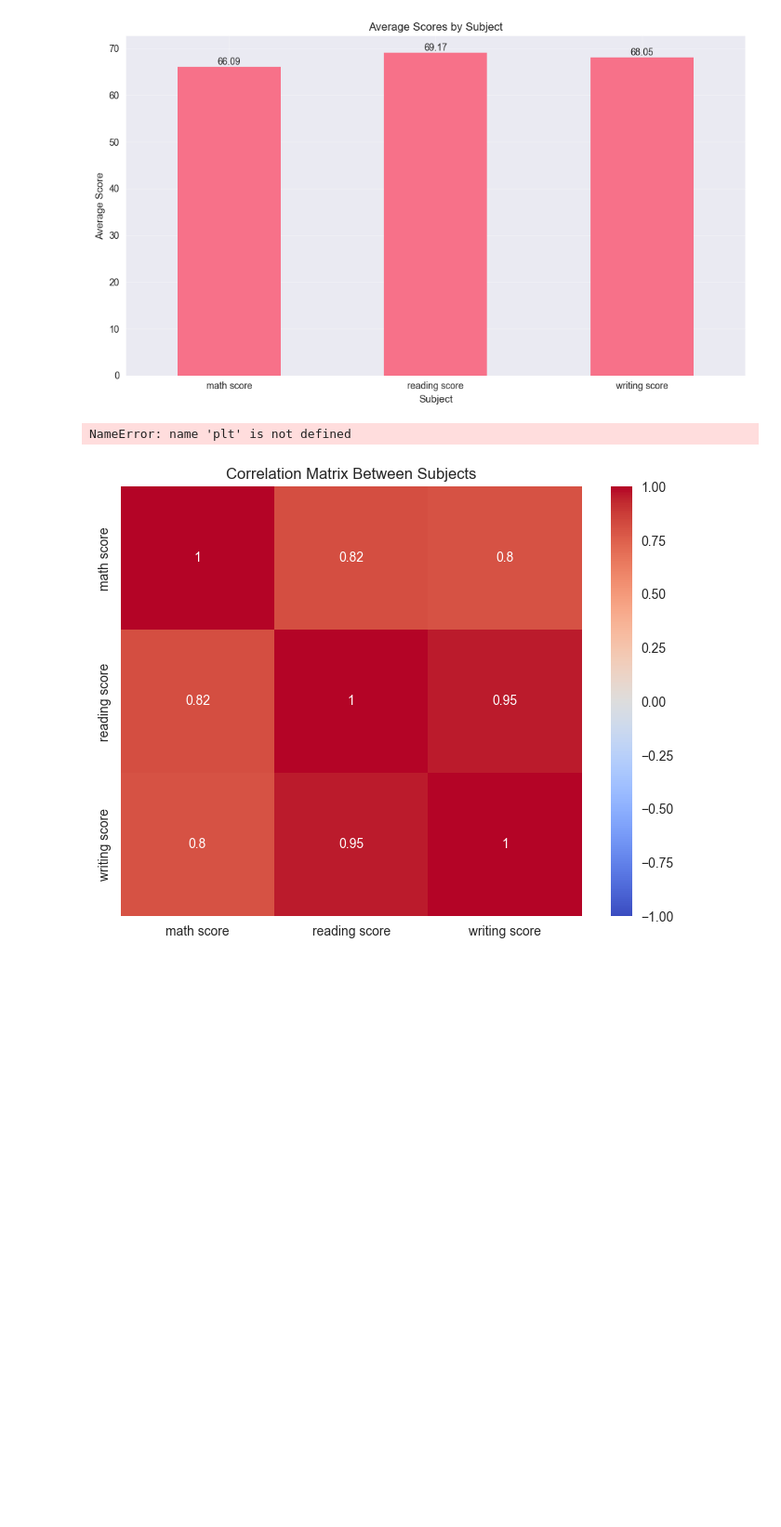
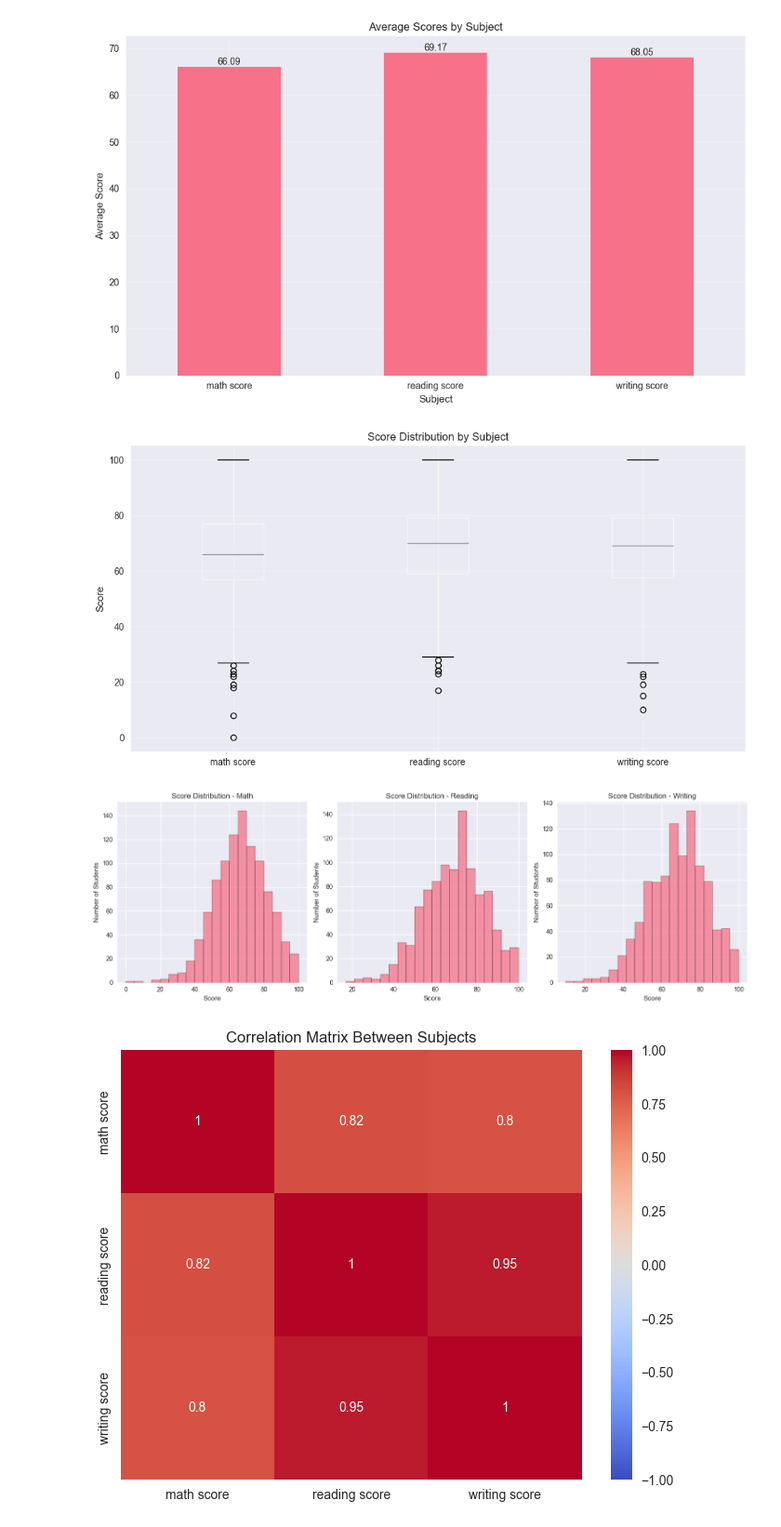
Before and after one commit to ANGFLO26/phanvantai_2202081_data_visualization, a Jupyter notebook: final/sourse/final.ipynb, the cells around one changed output. Shown at 93% size. Saved outputs shown, nothing was run; the diff lists cells and outputs as text; code cells hidden in the pictures; blank space fills up the shorter version.

```diff
--- a/final/sourse/final.ipynb
+++ b/final/sourse/final.ipynb
@@ -55,27 +55,28 @@ plt.show()
 # %%
 # Create box plot to compare score distributions
 plt.figure(figsize=(12, 6))
 df[['math score', 'reading score', 'writing score']].boxplot()
 plt.title('Score Distribution by Subject')
 plt.ylabel('Score')
 plt.grid(True, alpha=0.3)
 plt.show()
 
 # Create histogram for detailed distribution
 fig, axes = plt.subplots(1, 3, figsize=(15, 5))
 subjects = ['math score', 'reading score', 'writing score']
 titles = ['Math', 'Reading', 'Writing']
-colors = ['#1f77b4', '#2ca02c', '#d62728']
+
 for i, (subject, title) in enumerate(zip(subjects, titles)):
     sns.histplot(data=df, x=subject, bins=20, ax=axes[i])
     axes[i].set_title(f'Score Distribution - {title}')
     axes[i].set_xlabel('Score')
     axes[i].set_ylabel('Number of Students')
 
 plt.tight_layout()
 plt.show()
 # %% [output]
-NameError: name 'plt' is not defined
+[figure, added]
+[figure, added]
 # %%
 # Calculate correlation matrix
 correlation = df[['math score', 'reading score', 'writing score']].corr()
```
Also changed, not shown: 2 other files.
